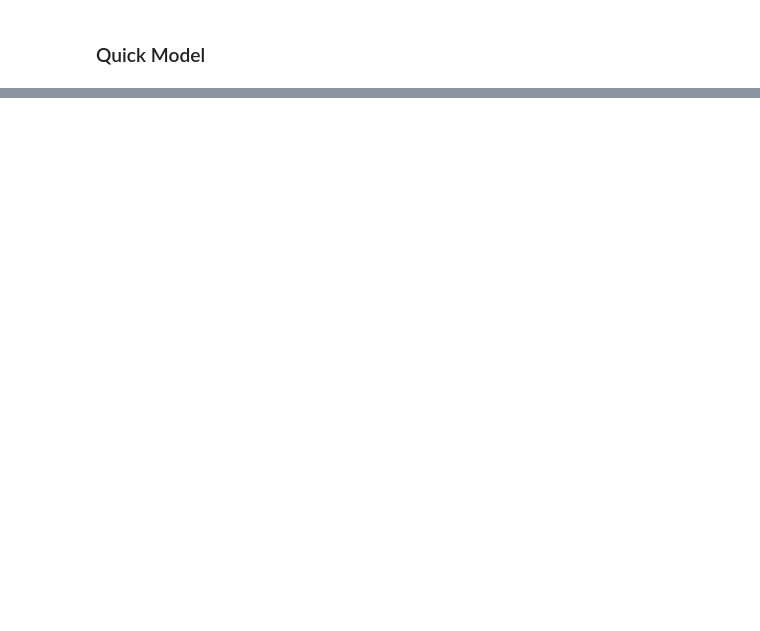
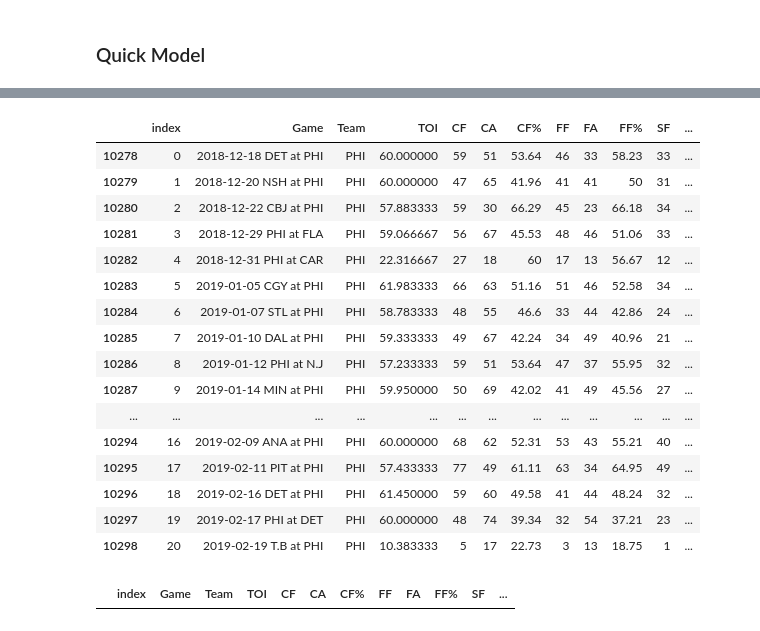
Before and after one commit to gschwaeb/NHL_Game_Prediction, a Jupyter notebook: data_collecting_but_cleaner.ipynb, the cells around one changed output, grey strips where cells are left out. Saved outputs shown, nothing was run; the diff lists cells and outputs as text; code cells hidden in the pictures; blank space fills up the shorter version.

```diff
--- a/data_collecting_but_cleaner.ipynb
+++ b/data_collecting_but_cleaner.ipynb
@@ -462,0 +908,3 @@ X
+# %%
+for i,g in enumerate(missing_goalies2[:len(missing_id)]):
+    goalie_ids[g] = missing_id[i]
@@ -462,0 +981,6 @@ X
+# %%
+all_goalies_c = pd.concat([all_goalies4, all_goalies_20172018])
+
+all_goalies_c = all_goalies_c[all_goalies_c['Name'] != 'Andrei Vasilevski']
+
+all_goalies_c = all_goalies_c.sort_values('Date').reset_index()
@@ -462,0 +996,20 @@ X
+# %%
+def goalie_features(df):
+    df['Date'] = df['Game'].apply(lambda x: pd.to_datetime(x[0:10]))
+    df['Team_Key'] = df['Team'].astype(str)+'_'+df['Date'].astype(str)
+
+    df['Last_20_TOI'] = df.groupby('ID')['TOI'].transform(lambda x: x.rolling(20, 20).sum().shift())
+    df['Last_20_FA'] = df.groupby('ID')['FA'].transform(lambda x: x.rolling(20, 20).sum().shift())
+    df['Last_20_SA'] = df.groupby('ID')['SA'].transform(lambda x: x.rolling(20, 20).sum().shift())
+    df['Last_20_GA'] = df.groupby('ID')['GA'].transform(lambda x: x.rolling(20, 20).sum().shift())
+    df['Last_20_xGA'] = df.groupby('ID')['xGA'].transform(lambda x: x.rolling(20, 20).sum().shift())
+    df['Last_20_HDCA'] = df.groupby('ID')['HDCA'].transform(lambda x: x.rolling(20, 20).sum().shift())
+    df['Last_20_HDGA'] = df.groupby('ID')['HDGA'].transform(lambda x: x.rolling(20, 20).sum().shift())
+
+    df['Last_20_FenwickSV%'] =  (df['Last_20_FA'] - df['Last_20_GA']) /  df['Last_20_FA']
+    df['Last_20_GSAx'] = df['Last_20_xGA'] - df['Last_20_GA']
+    df['Last_20_GSAx/60'] =  df['Last_20_GSAx']*60 /  df['Last_20_TOI']
+    df['Last_20_HDCSV%'] = (df['Last_20_HDCA'] - df['Last_20_HDGA'] ) / df['Last_20_HDCA']
+    return df
+# %%
+goalie_features_df = goalie_features(all_goalies_c)
@@ -462,0 +1054,25 @@ X
+# %%
+goalie_features_df[goalie_features_df['Name'] == 'Carter Hart'].iloc[0:21
+                                                              ]
+# %% [output]
+|  | index | Game | Team | TOI | CF | CA | CF% | FF | FA | FF% | SF | ... |
+| 10278 | 0 | 2018-12-18 DET at PHI | PHI | 60.000000 | 59 | 51 | 53.64 | 46 | 33 | 58.23 | 33 | ... |
+| 10279 | 1 | 2018-12-20 NSH at PHI | PHI | 60.000000 | 47 | 65 | 41.96 | 41 | 41 | 50 | 31 | ... |
+| 10280 | 2 | 2018-12-22 CBJ at PHI | PHI | 57.883333 | 59 | 30 | 66.29 | 45 | 23 | 66.18 | 34 | ... |
+| 10281 | 3 | 2018-12-29 PHI at FLA | PHI | 59.066667 | 56 | 67 | 45.53 | 48 | 46 | 51.06 | 33 | ... |
+| 10282 | 4 | 2018-12-31 PHI at CAR | PHI | 22.316667 | 27 | 18 | 60 | 17 | 13 | 56.67 | 12 | ... |
+| 10283 | 5 | 2019-01-05 CGY at PHI | PHI | 61.983333 | 66 | 63 | 51.16 | 51 | 46 | 52.58 | 34 | ... |
+| 10284 | 6 | 2019-01-07 STL at PHI | PHI | 58.783333 | 48 | 55 | 46.6 | 33 | 44 | 42.86 | 24 | ... |
+| 10285 | 7 | 2019-01-10 DAL at PHI | PHI | 59.333333 | 49 | 67 | 42.24 | 34 | 49 | 40.96 | 21 | ... |
+| 10286 | 8 | 2019-01-12 PHI at N.J | PHI | 57.233333 | 59 | 51 | 53.64 | 47 | 37 | 55.95 | 32 | ... |
+| 10287 | 9 | 2019-01-14 MIN at PHI | PHI | 59.950000 | 50 | 69 | 42.02 | 41 | 49 | 45.56 | 27 | ... |
+| ... | ... | ... | ... | ... | ... | ... | ... | ... | ... | ... | ... | ... |
+| 10294 | 16 | 2019-02-09 ANA at PHI | PHI | 60.000000 | 68 | 62 | 52.31 | 53 | 43 | 55.21 | 40 | ... |
+| 10295 | 17 | 2019-02-11 PIT at PHI | PHI | 57.433333 | 77 | 49 | 61.11 | 63 | 34 | 64.95 | 49 | ... |
+| 10296 | 18 | 2019-02-16 DET at PHI | PHI | 61.450000 | 59 | 60 | 49.58 | 41 | 44 | 48.24 | 32 | ... |
+| 10297 | 19 | 2019-02-17 PHI at DET | PHI | 60.000000 | 48 | 74 | 39.34 | 32 | 54 | 37.21 | 23 | ... |
+| 10298 | 20 | 2019-02-19 T.B at PHI | PHI | 10.383333 | 5 | 17 | 22.73 | 3 | 13 | 18.75 | 1 | ... |
+# %%
+goalie_features_df[goalie_features_df['Date'] == '2018-04-05']
+# %% [output]
+|  | index | Game | Team | TOI | CF | CA | CF% | FF | FA | FF% | SF | ... |
```
Also changed, not shown: parts of 108 cells of this notebook, 1 other file.
